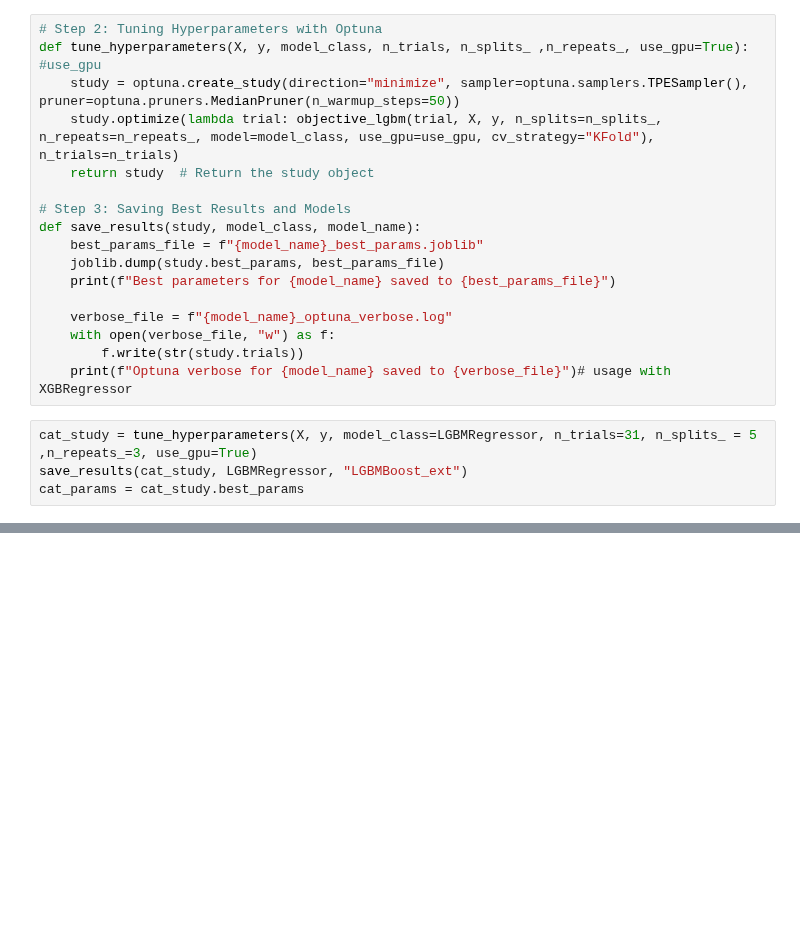
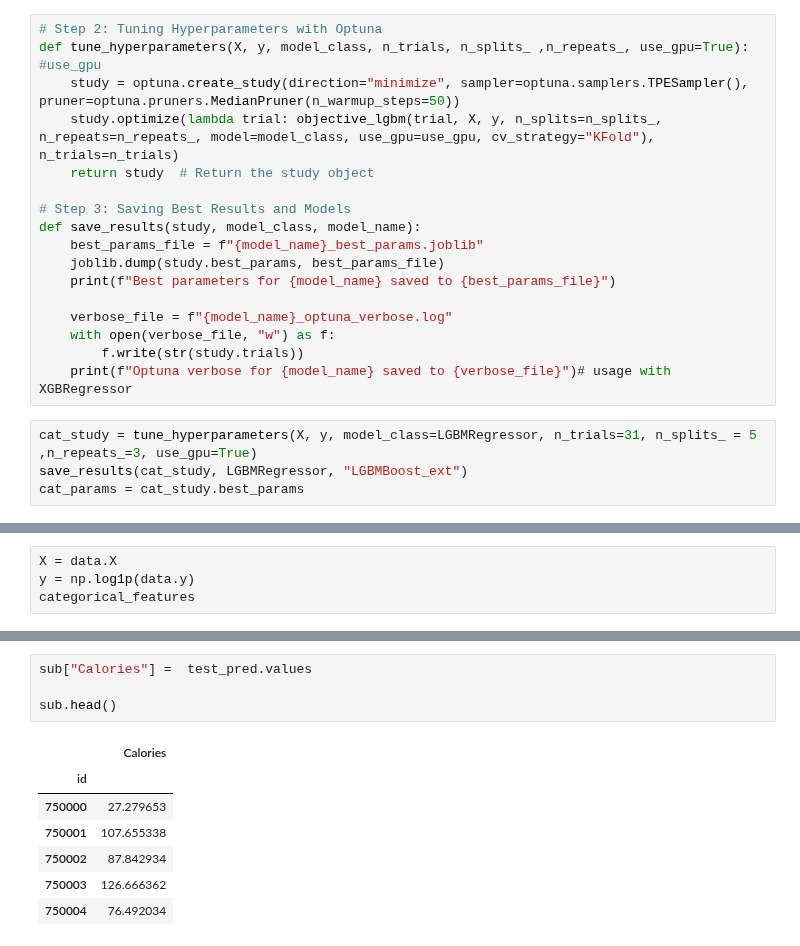
Before and after one commit to fabriziobasso/Colab_backup, a Jupyter notebook: File_02_Calories_NN.ipynb, the cells around one changed output, grey strips where cells are left out. Drawn from its saved outputs; the diff is of its cells as text; blank space fills up the shorter version.

```diff
--- a/File_02_Calories_NN.ipynb
+++ b/File_02_Calories_NN.ipynb
@@ -2829,0 +2782,4 @@ cat_params = cat_study.best_params
+# %%
+X = data.X
+y = np.log1p(data.y)
+categorical_features
@@ -2829,0 +2855,12 @@ cat_params = cat_study.best_params
+# %%
+sub["Calories"] =  test_pred.values
+
+sub.head()
+# %% [output]
+|  | Calories |
+| id |  |
+| 750000 | 27.279653 |
+| 750001 | 107.655338 |
+| 750002 | 87.842934 |
+| 750003 | 126.666362 |
+| 750004 | 76.492034 |
```
Also changed, not shown: parts of 48 cells of this notebook.
